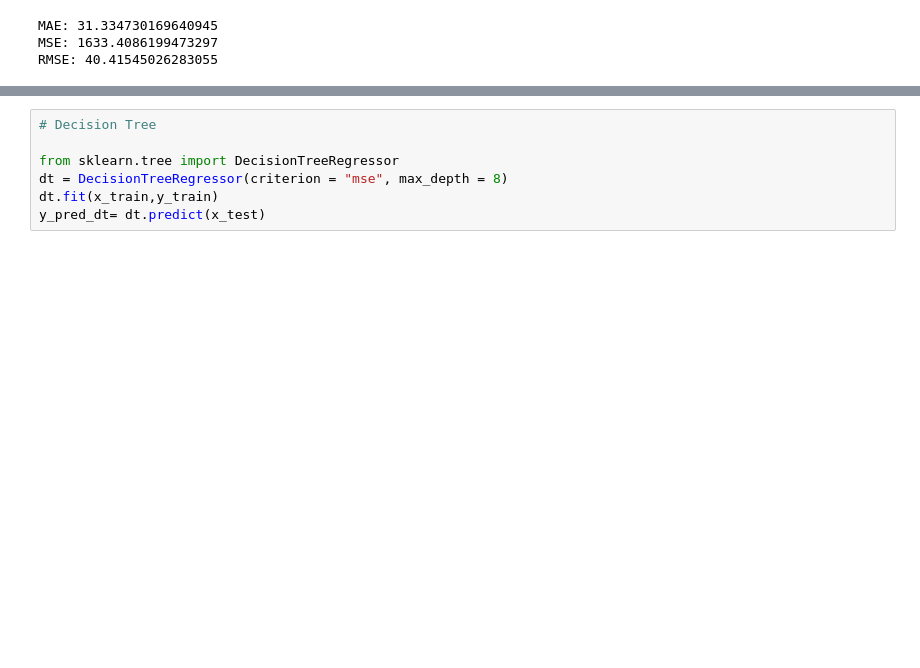
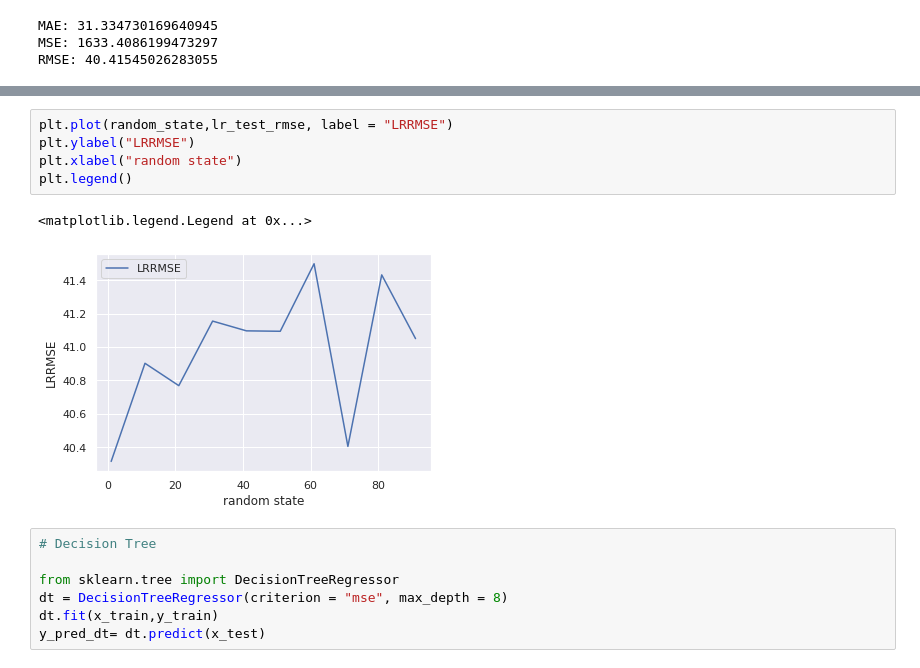
Before and after one commit to sarkar2527/DSAP, a Jupyter notebook: AVH_Car_Rental.ipynb, the cells around one changed output, grey strips where cells are left out. Drawn from its saved outputs; the diff is of its cells as text; blank space fills up the shorter version.

```diff
--- a/AVH_Car_Rental.ipynb
+++ b/AVH_Car_Rental.ipynb
@@ -163,3 +176,11 @@ RMSE: 40.41545026283055
+# %%
+plt.plot(random_state,lr_test_rmse, label = "LRRMSE")
+plt.ylabel("LRRMSE")
+plt.xlabel("random state")
+plt.legend()
+# %% [output]
+<matplotlib.legend.Legend at 0x...>
+[figure, added]
 # %%
 # Decision Tree
 
```
Also changed, not shown: parts of 37 cells of this notebook.
